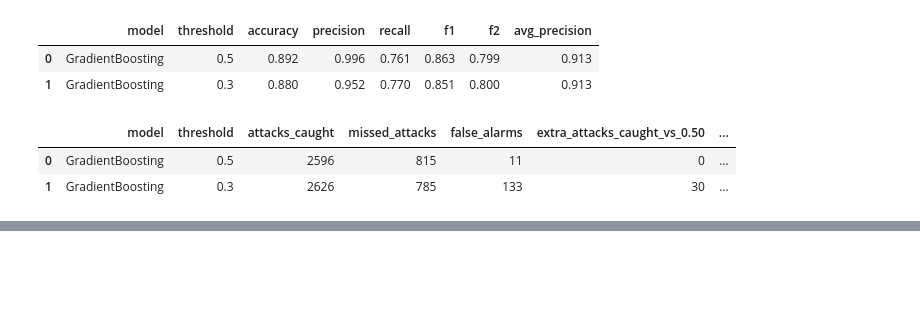
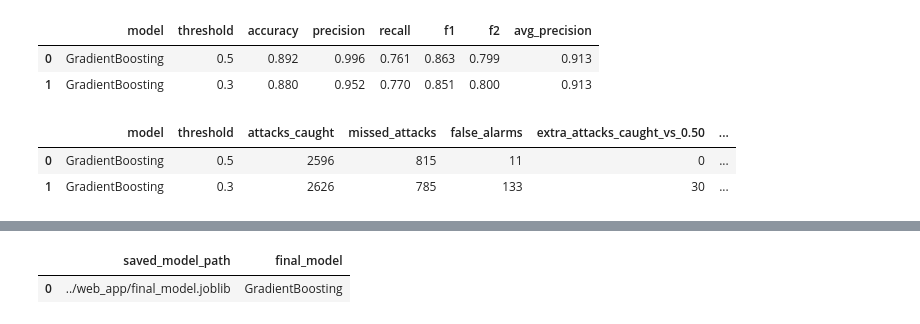
Before and after one commit to Pdmurphy2/intrusion-detection-ml, a Jupyter notebook: pat_model/pat_showcase.ipynb, the cells around one changed output, grey strips where cells are left out. Saved outputs shown, nothing was run; the diff lists cells and outputs as text; code cells hidden in the pictures; blank space fills up the shorter version.

```diff
--- a/pat_model/pat_showcase.ipynb
+++ b/pat_model/pat_showcase.ipynb
@@ -879,0 +752,12 @@ display(final_summary.round(4))
+# %%
+# Save the fitted final pipeline so the Flask app can load it directly for prediction.
+model_save_path = Path("../web_app") / "final_model.joblib"
+joblib.dump(final_model_pipeline, model_save_path)
+
+display(pd.DataFrame({
+    "saved_model_path": [str(model_save_path)],
+    "final_model": [final_model_name],
+}).round(3))
+# %% [output]
+|  | saved_model_path | final_model |
+| 0 | ../web_app/final_model.joblib | GradientBoosting |
```
Also changed, not shown: parts of 34 cells of this notebook, 4 other files.
